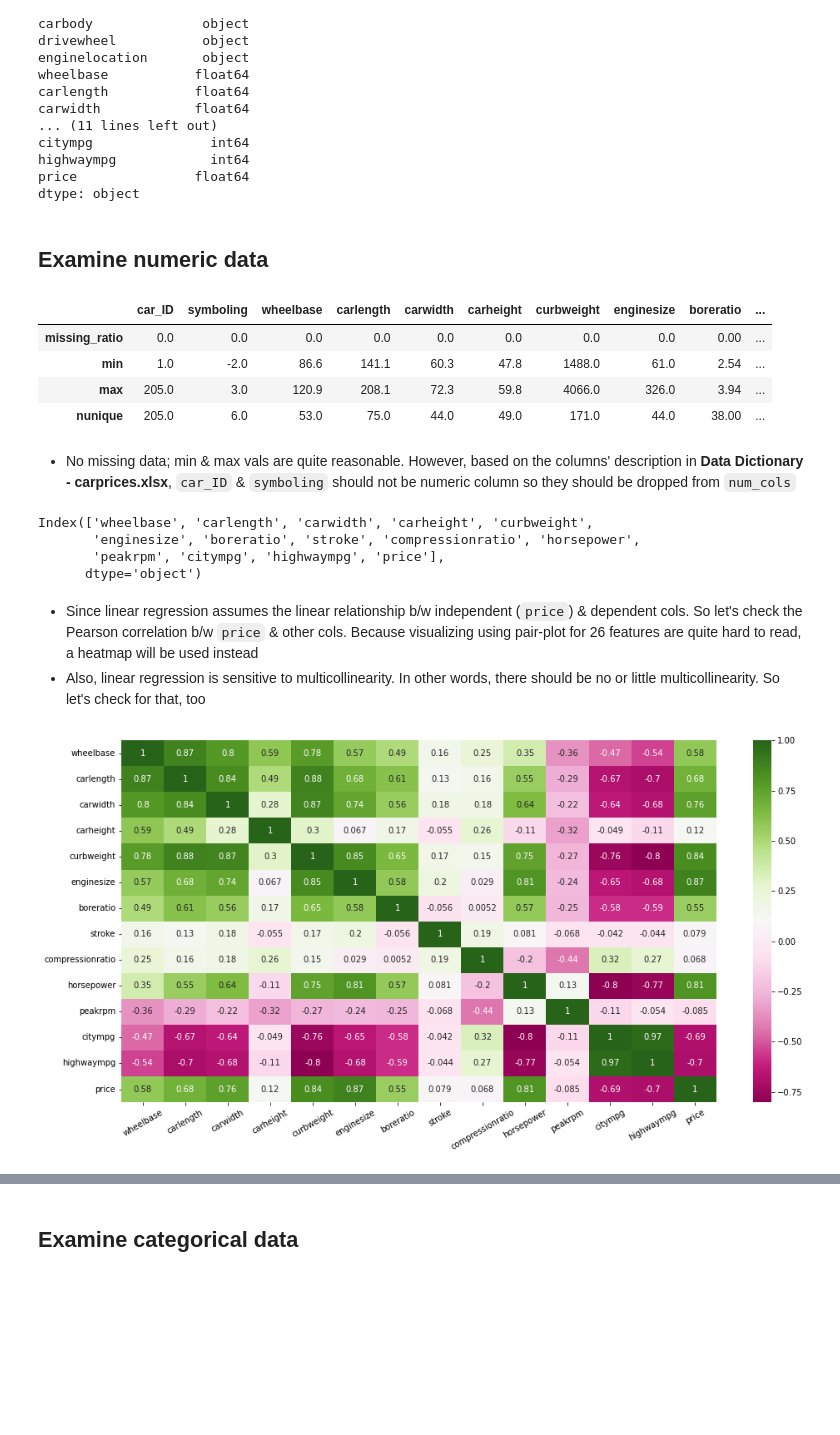
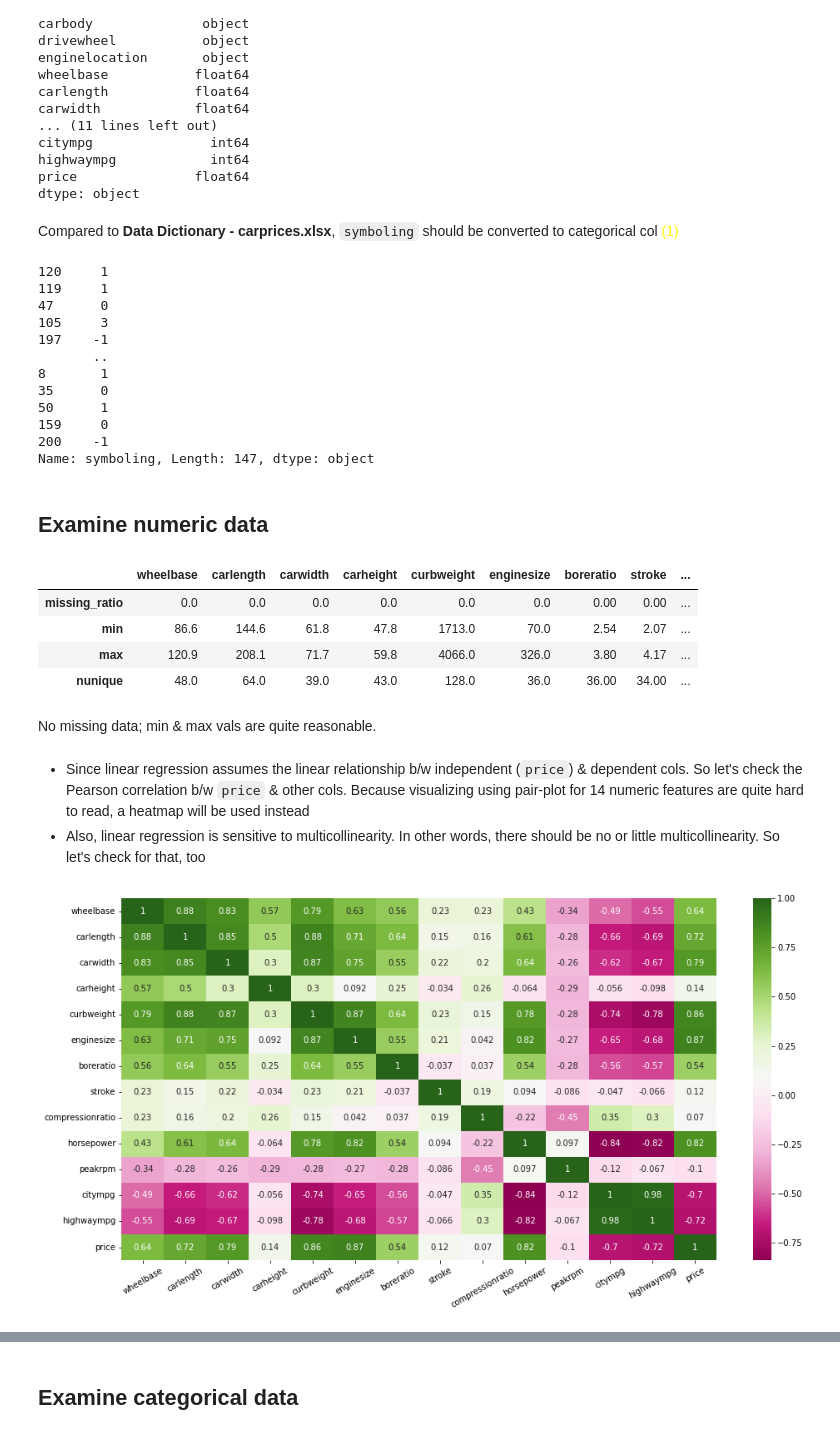
Before and after one commit to LeKiet258/basic-ML-models, a Jupyter notebook: Lab06_car price prediction.ipynb/car_price_prediction.ipynb, the cells around one changed output, grey strips where cells are left out. Saved outputs shown, nothing was run; the diff lists cells and outputs as text; code cells hidden in the pictures; blank space fills up the shorter version.

Commit message:
split train/val/test set

```diff
--- a/Lab06_car price prediction.ipynb/car_price_prediction.ipynb
+++ b/Lab06_car price prediction.ipynb/car_price_prediction.ipynb
@@ -34,0 +45,4 @@ cars.duplicated().sum()
+# %%
+X_train, X_test, y_train, y_test = train_test_split(X_df, y_sr, test_size=0.2, random_state=0)
+X_train, X_val, y_train, y_val = train_test_split(X_train, y_train, test_size=0.1, random_state=0)
+X_train.shape, X_val.shape, X_test.shape
@@ -34,0 +53,3 @@ cars.duplicated().sum()
+# %%
+df_train = pd.concat([X_train, y_train], axis=1)
+df_train.head()
@@ -54,40 +82,49 @@ citympg               int64
 highwaympg            int64
 price               float64
 dtype: object
+# %% [markdown]
+Compared to **Data Dictionary - carprices.xlsx**, `symboling` should be converted to categorical col <font color='yellow'>(1)</font>
+# %%
+df_train['symboling'].astype('object')
+# %% [output]
+120     1
+119     1
+47      0
+105     3
+197    -1
+       ..
+8       1
+35      0
+50      1
+159     0
+200    -1
+Name: symboling, Length: 147, dtype: object
 # %% [markdown]
 ## Examine numeric data
 # %%
 def missing_ratio(s):
     return s.isna().sum() * 100 / len(s)
 
-num_cols = cars.select_dtypes([np.int64, np.float64]).columns
-cars[num_cols].agg([missing_ratio, pd.Series.min, pd.Series.max, pd.Series.nunique])
+num_cols = df_train.select_dtypes([np.int64, np.float64]).columns[2:] # drop ID & symboling columns
+df_train[num_cols].agg([missing_ratio, pd.Series.min, pd.Series.max, pd.Series.nunique])
 # %% [output]
-|  | car_ID | symboling | wheelbase | carlength | carwidth | carheight | curbweight | enginesize | boreratio | ... |
-| missing_ratio | 0.0 | 0.0 | 0.0 | 0.0 | 0.0 | 0.0 | 0.0 | 0.0 | 0.00 | ... |
-| min | 1.0 | -2.0 | 86.6 | 141.1 | 60.3 | 47.8 | 1488.0 | 61.0 | 2.54 | ... |
-| max | 205.0 | 3.0 | 120.9 | 208.1 | 72.3 | 59.8 | 4066.0 | 326.0 | 3.94 | ... |
-| nunique | 205.0 | 6.0 | 53.0 | 75.0 | 44.0 | 49.0 | 171.0 | 44.0 | 38.00 | ... |
+|  | wheelbase | carlength | carwidth | carheight | curbweight | enginesize | boreratio | stroke | ... |
+| missing_ratio | 0.0 | 0.0 | 0.0 | 0.0 | 0.0 | 0.0 | 0.00 | 0.00 | ... |
+| min | 86.6 | 144.6 | 61.8 | 47.8 | 1713.0 | 70.0 | 2.54 | 2.07 | ... |
+| max | 120.9 | 208.1 | 71.7 | 59.8 | 4066.0 | 326.0 | 3.80 | 4.17 | ... |
+| nunique | 48.0 | 64.0 | 39.0 | 43.0 | 128.0 | 36.0 | 36.00 | 34.00 | ... |
-# %% [markdown]
-- No missing data; min & max vals are quite reasonable. However, based on the columns' description in **Data Dictionary - carprices.xlsx**, `car_ID` & `symboling` should not be numeric column so they should be dropped from `num_cols`
-# %%
-num_cols = num_cols[2:]
-num_cols
-# %% [output]
-Index(['wheelbase', 'carlength', 'carwidth', 'carheight', 'curbweight',
-       'enginesize', 'boreratio', 'stroke', 'compressionratio', 'horsepower',
-       'peakrpm', 'citympg', 'highwaympg', 'price'],
-      dtype='object')
+# %% [markdown]
+No missing data; min & max vals are quite reasonable.
 # %% [markdown]
-- Since linear regression assumes the linear relationship b/w independent (`price`) & dependent cols. So let's check the Pearson correlation b/w `price` & other cols. Because visualizing using pair-plot for 26 features are quite hard to read, a heatmap will be used instead
+- Since linear regression assumes the linear relationship b/w independent (`price`) & dependent cols. So let's check the Pearson correlation b/w `price` & other cols. Because visualizing using pair-plot for 14 numeric features are quite hard to read, a heatmap will be used instead
 - Also, linear regression is sensitive to multicollinearity. In other words, there should be no or little multicollinearity. So let's check for that, too
 # %%
 plt.figure(figsize=(16,8))
 
 # cmap ref: https://python-graph-gallery.com/92-control-color-in-seaborn-heatmaps
-ax = sns.heatmap(cars[num_cols].corr(), cmap="PiYG", annot=True)
+ax = sns.heatmap(df_train[num_cols].corr(), cmap="PiYG", annot=True)
 ax.set_xticklabels(ax.get_xticklabels(),rotation = 30);
 # %% [output]
-[figure, old version]
+[figure, new version]
 # %% [markdown]
 Insights:
```
Also changed, not shown: parts of 25 cells of this notebook.
